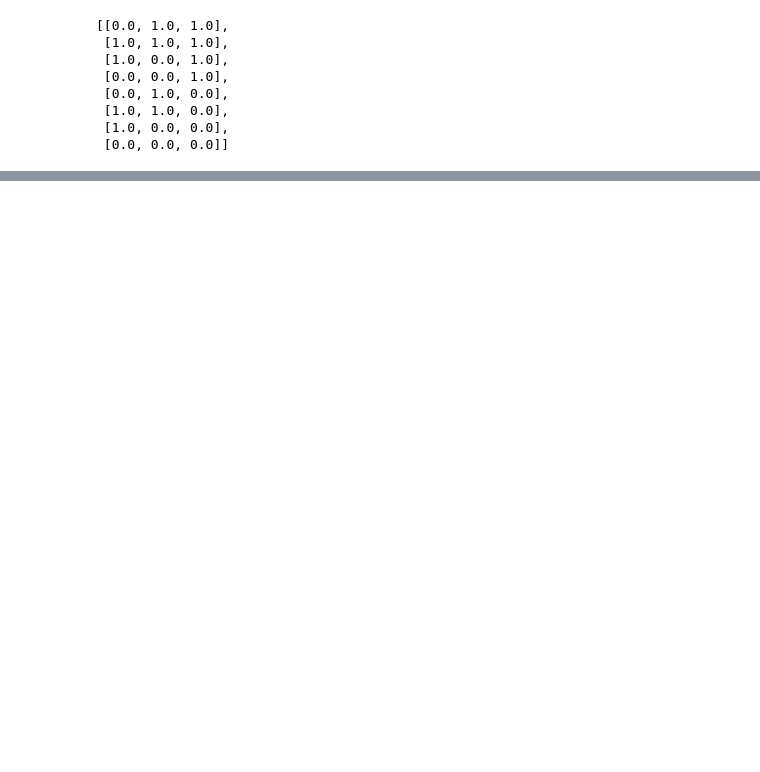
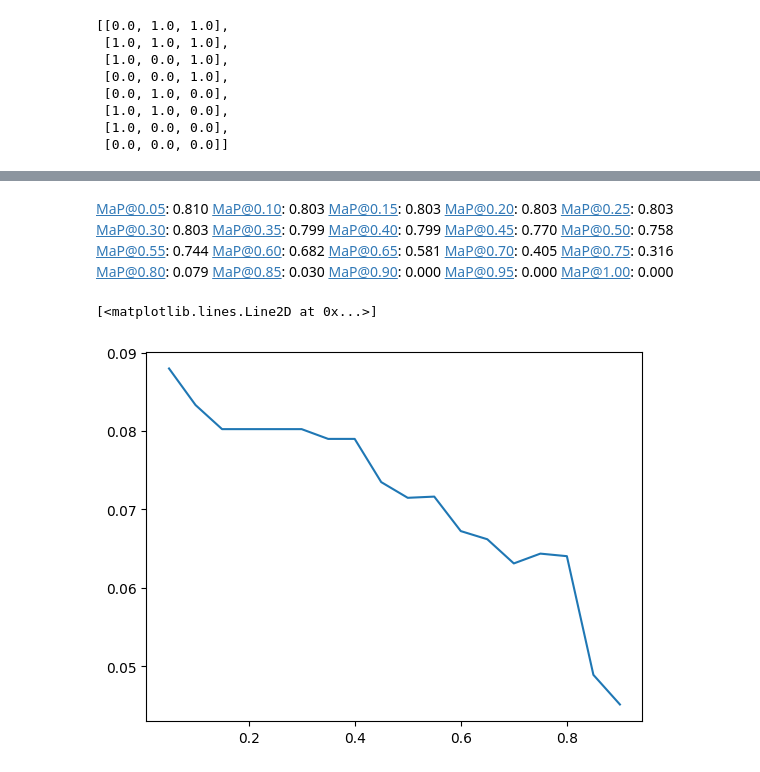
Before and after one commit to agoniko/s_map, a Jupyter notebook: notebooks/evaluation.ipynb, the cells around one changed output, grey strips where cells are left out. Cells and saved outputs as stored; diff of their text form; code cells hidden in the pictures; blank space fills up the shorter version.

```diff
--- a/notebooks/evaluation.ipynb
+++ b/notebooks/evaluation.ipynb
@@ -347,0 +852,3 @@ Total number of objects: 101
+# %%
+weights = {obj:value/tot for obj, value in objects_counter.items()}
+weights
@@ -567,7 +1705,13 @@ plt.show()
 # %%
-iou_thresholds = np.linspace(0, 1, 20)
-maps, precisions, recalls, prediction_thresholds = [], [], [], []
-for thr in iou_thresholds:
+from tqdm import tqdm
+
+iou_thresholds = np.linspace(0.05, 1, 20)
+maps = []
+w_maps = []
+aLP = dict()
+AP_per_class_thr = dict()
+avg_distances = []
+for thr in tqdm(iou_thresholds):
     matching_dict, phantom_preds_dict, missed_gt_dict = {}, {}, {}
     for scene in DATA:
         gt_objects = DATA[scene]["gt"]
@@ -579,8 +1723,15 @@ for thr in iou_thresholds:
         phantom_preds.extend(phantom_preds_dict[scene])
         missed_gt.extend(missed_gt_dict[scene])
 
-    mean_ap, prec, rec, pred_thr = MAP(matching, phantom_preds, missed_gt, label2idx)
+    avg_distances.append(compute_average_distance(matching))
+
+    if matching:
+        lp = np.array([(match["iou"], match['gt'].label) for match in matching])
+        lp = np.concatenate([lp, np.array([(0, gt.label) for gt in missed_gt])])
+        lp = np.concatenate([lp, np.array([(0, pred.label) for pred in phantom_preds])])
+        aLP[thr] = lp
+
+    mean_ap, AP_per_class, weighted_mAP = compute_mAP(matching, phantom_preds, missed_gt, label2idx)
     maps.append(mean_ap)
-    precisions.append(prec)
-    recalls.append(rec)
-    prediction_thresholds.append(pred_thr)
+    w_maps.append(weighted_mAP)
+    AP_per_class_thr[thr] = AP_per_class
@@ -610,0 +1785,26 @@ MaP@1.00: 0.312
+# %% [markdown]
+MaP@0.05: 0.810
+MaP@0.10: 0.803
+MaP@0.15: 0.803
+MaP@0.20: 0.803
+MaP@0.25: 0.803
+MaP@0.30: 0.803
+MaP@0.35: 0.799
+MaP@0.40: 0.799
+MaP@0.45: 0.770
+MaP@0.50: 0.758
+MaP@0.55: 0.744
+MaP@0.60: 0.682
+MaP@0.65: 0.581
+MaP@0.70: 0.405
+MaP@0.75: 0.316
+MaP@0.80: 0.079
+MaP@0.85: 0.030
+MaP@0.90: 0.000
+MaP@0.95: 0.000
+MaP@1.00: 0.000
+# %%
+plt.plot(iou_thresholds, avg_distances)
+# %% [output]
+[<matplotlib.lines.Line2D at 0x...>]
+[figure, added]
```
Also changed, not shown: parts of 81 cells of this notebook, 37 other files.
